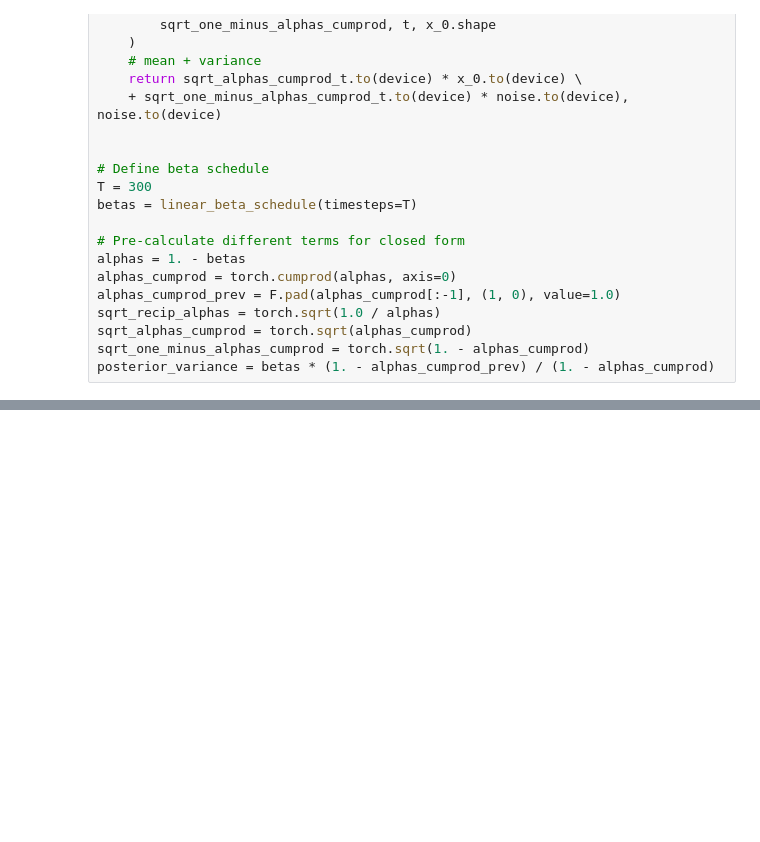
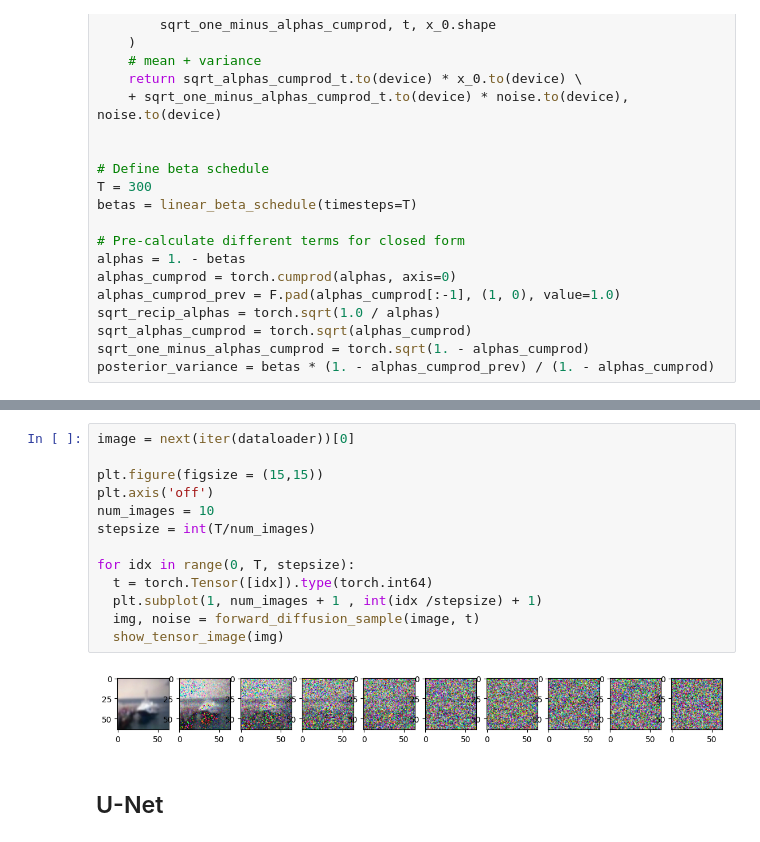
Before and after one commit to castlechoi/studyingDL, a Jupyter notebook: diffusion.ipynb, the cells around one changed output, grey strips where cells are left out. Saved outputs shown, nothing was run; the diff lists cells and outputs as text; blank space fills up the shorter version.

```diff
--- a/diffusion.ipynb
+++ b/diffusion.ipynb
@@ -44,0 +108,17 @@ posterior_variance = betas * (1. - alphas_cumprod_prev) / (1. - alphas_cumprod)
+# %%
+image = next(iter(dataloader))[0]
+
+plt.figure(figsize = (15,15))
+plt.axis('off')
+num_images = 10
+stepsize = int(T/num_images)
+
+for idx in range(0, T, stepsize):
+  t = torch.Tensor([idx]).type(torch.int64)
+  plt.subplot(1, num_images + 1 , int(idx /stepsize) + 1)
+  img, noise = forward_diffusion_sample(image, t)
+  show_tensor_image(img)
+# %% [output]
+[figure, added]
+# %% [markdown]
+## U-Net
```
Also changed, not shown: parts of 7 cells of this notebook.
